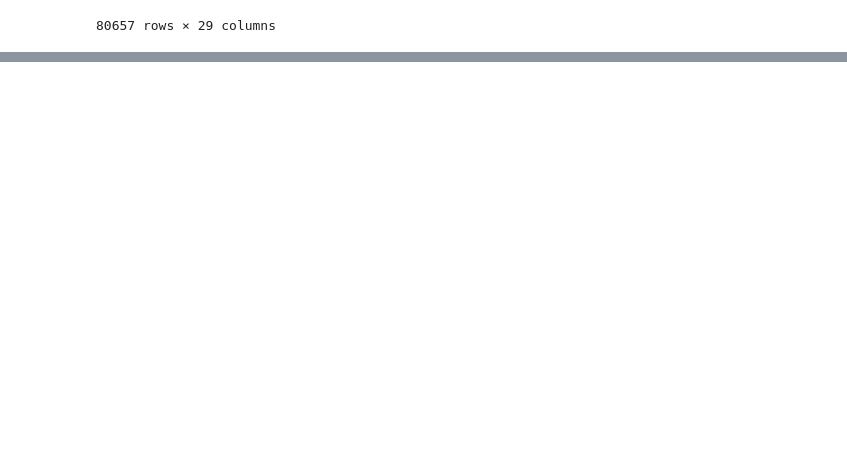
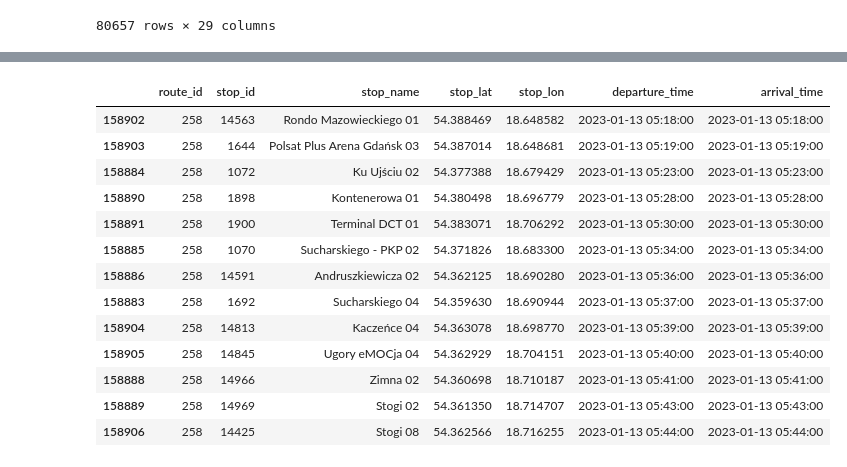
Before and after one commit to Mazurel/PG-Hackaton-2023, a Jupyter notebook: solution/testing.ipynb, the cells around one changed output, grey strips where cells are left out. Saved outputs shown, nothing was run; the diff lists cells and outputs as text; code cells hidden in the pictures; blank space fills up the shorter version.

```diff
--- a/solution/testing.ipynb
+++ b/solution/testing.ipynb
@@ -71,3 +54,9 @@ tmp.sort_values(by=['departure_time'])
+# %%
+def trip_stops(trip_id, stop_id):
+    x = pd.DataFrame(result[result['trip_id'] == trip_id].sort_values(by=['stop_sequence']))
+    x = x[x['stop_sequence'] >= x[x['stop_id'] == stop_id]['stop_sequence'].values[0]]
+    stops = pd.concat([x['route_id'], x['stop_id'],x['stop_name'],x['stop_lat'],x['stop_lon'],x['departure_time'],x['arrival_time']],axis = 1)
+    return stops
 # %% [markdown]
 <h1>Tests</h1>
 # %%
@@ -88,0 +101,6 @@ result[(result['drop_off_type'] == 0) & (result['pickup_type'] == 1)]
+# %%
+def trip_stops(trip_id, stop_id):
+    x = pd.DataFrame(result[result['trip_id'] == trip_id].sort_values(by=['stop_sequence']))
+    x = x[x['stop_sequence'] >= x[x['stop_id'] == stop_id]['stop_sequence'].values[0]]
+    stops = pd.concat([x['route_id'], x['stop_id'],x['stop_name'],x['stop_lat'],x['stop_lon'],x['departure_time'],x['arrival_time']],axis = 1)
+    return stops
@@ -88,0 +128,17 @@ result[(result['drop_off_type'] == 0) & (result['pickup_type'] == 1)]
+# %%
+trip_stops(trip_idser[2], 14563)
+# %% [output]
+|  | route_id | stop_id | stop_name | stop_lat | stop_lon | departure_time | arrival_time |
+| 158902 | 258 | 14563 | Rondo Mazowieckiego 01 | 54.388469 | 18.648582 | 2023-01-13 05:18:00 | 2023-01-13 05:18:00 |
+| 158903 | 258 | 1644 | Polsat Plus Arena Gdańsk 03 | 54.387014 | 18.648681 | 2023-01-13 05:19:00 | 2023-01-13 05:19:00 |
+| 158884 | 258 | 1072 | Ku Ujściu 02 | 54.377388 | 18.679429 | 2023-01-13 05:23:00 | 2023-01-13 05:23:00 |
+| 158890 | 258 | 1898 | Kontenerowa 01 | 54.380498 | 18.696779 | 2023-01-13 05:28:00 | 2023-01-13 05:28:00 |
+| 158891 | 258 | 1900 | Terminal DCT 01 | 54.383071 | 18.706292 | 2023-01-13 05:30:00 | 2023-01-13 05:30:00 |
+| 158885 | 258 | 1070 | Sucharskiego - PKP 02 | 54.371826 | 18.683300 | 2023-01-13 05:34:00 | 2023-01-13 05:34:00 |
+| 158886 | 258 | 14591 | Andruszkiewicza 02 | 54.362125 | 18.690280 | 2023-01-13 05:36:00 | 2023-01-13 05:36:00 |
+| 158883 | 258 | 1692 | Sucharskiego 04 | 54.359630 | 18.690944 | 2023-01-13 05:37:00 | 2023-01-13 05:37:00 |
+| 158904 | 258 | 14813 | Kaczeńce 04 | 54.363078 | 18.698770 | 2023-01-13 05:39:00 | 2023-01-13 05:39:00 |
+| 158905 | 258 | 14845 | Ugory eMOCja 04 | 54.362929 | 18.704151 | 2023-01-13 05:40:00 | 2023-01-13 05:40:00 |
+| 158888 | 258 | 14966 | Zimna 02 | 54.360698 | 18.710187 | 2023-01-13 05:41:00 | 2023-01-13 05:41:00 |
+| 158889 | 258 | 14969 | Stogi 02 | 54.361350 | 18.714707 | 2023-01-13 05:43:00 | 2023-01-13 05:43:00 |
+| 158906 | 258 | 14425 | Stogi 08 | 54.362566 | 18.716255 | 2023-01-13 05:44:00 | 2023-01-13 05:44:00 |
```
Also changed, not shown: parts of 5 cells of this notebook.
